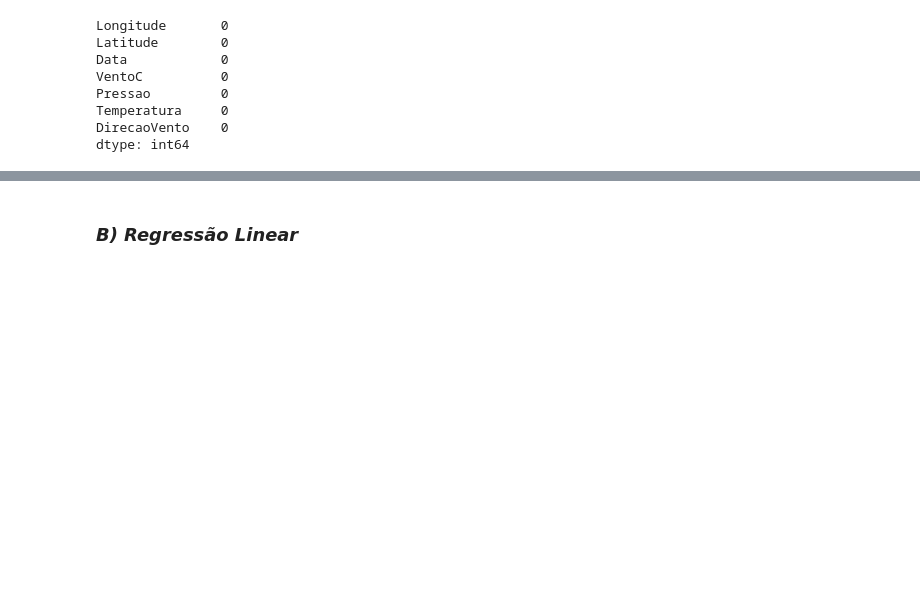
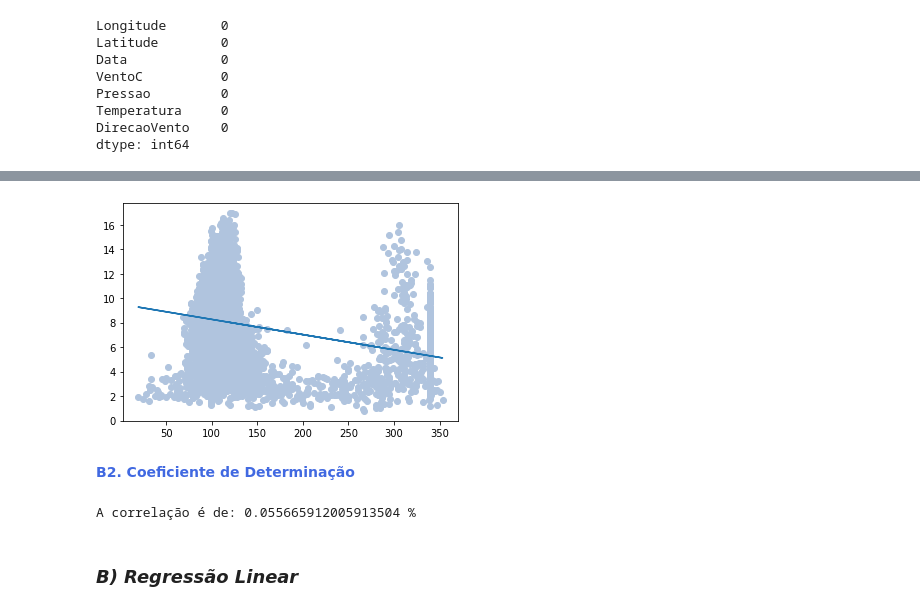
Before and after one commit to sergioopereira/AI, a Jupyter notebook: mod4_redes_neurais/Code/Model/cenario2/01_RegressaoLinear-Multipla.ipynb, the cells around one changed output, grey strips where cells are left out. Drawn from its saved outputs; the diff is of its cells as text; code cells hidden in the pictures; blank space fills up the shorter version.

```diff
--- a/mod4_redes_neurais/Code/Model/cenario2/01_RegressaoLinear-Multipla.ipynb
+++ b/mod4_redes_neurais/Code/Model/cenario2/01_RegressaoLinear-Multipla.ipynb
@@ -54,3 +64,28 @@ dtype: int64
+# %%
+x = df_wind['DirecaoVento']
+y = df_wind['VentoC']
+a, b, r, p, std_err = stats.linregress(x,y)
+# %%
+def estimate_y(x):
+    return a * x + b
+
+df_wind['y_Vento'] = df_wind['DirecaoVento'].apply(estimate_y)
+# A partir da coluna Vento observado, será criado uma nova coluna chamada y_estimado
+
+plt.figure()
+plt.plot(df_wind['DirecaoVento'], df_wind['y_Vento'])
+plt.scatter(df_wind['DirecaoVento'], df_wind['VentoC'], color='#B0C4DE')
+plt.show()
+# %% [output]
+[figure, added]
+# %% [markdown]
+<span style="color:#4169E1">**B2. Coeficiente de Determinação**
+# %%
+coef_determinacao = r**2
+
+print("A correlação é de: " + str(coef_determinacao) + " %") # Proximo de 1 é uma boa estimativa
+# %% [output]
+A correlação é de: 0.055665912005913504 %
 # %% [markdown]
 ### ***B) Regressão Linear***
 # %% [markdown]
```
Also changed, not shown: parts of 3 cells of this notebook.
